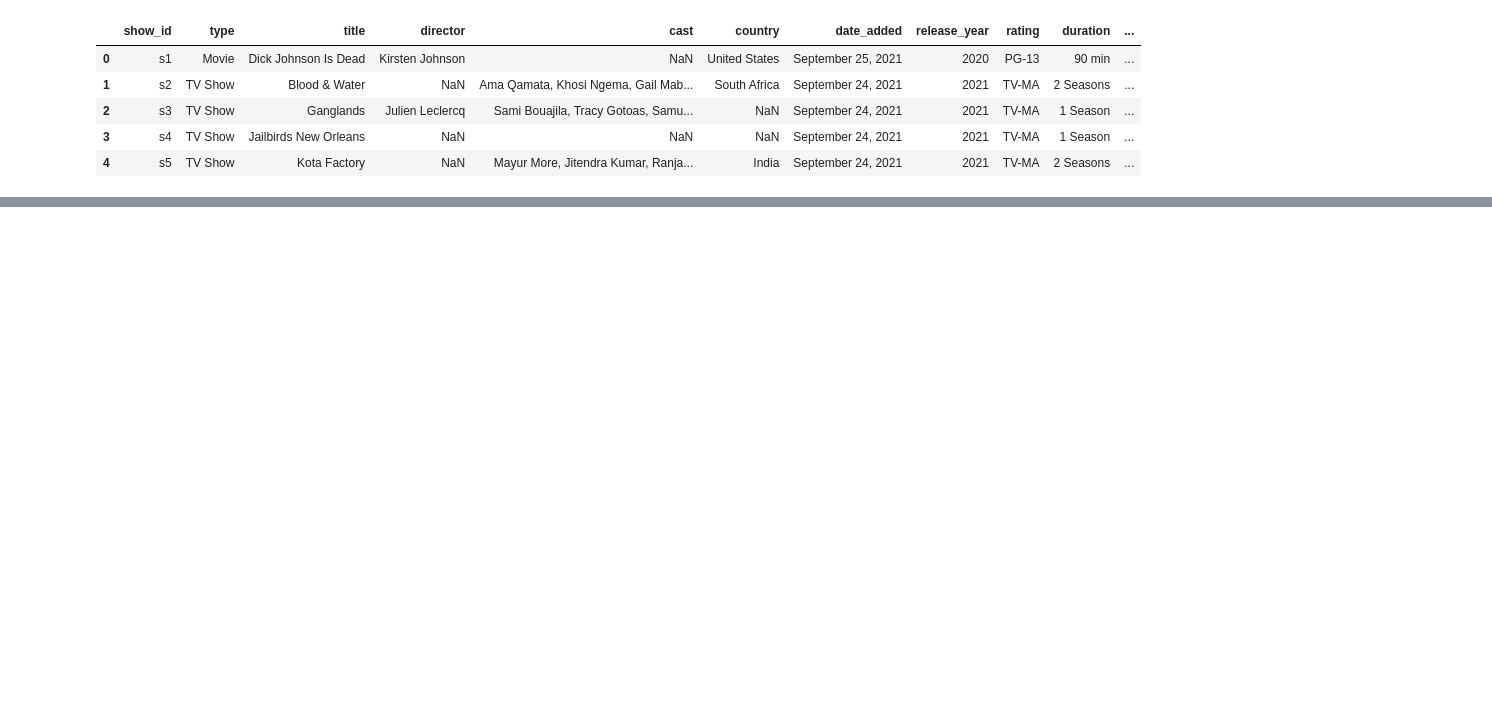
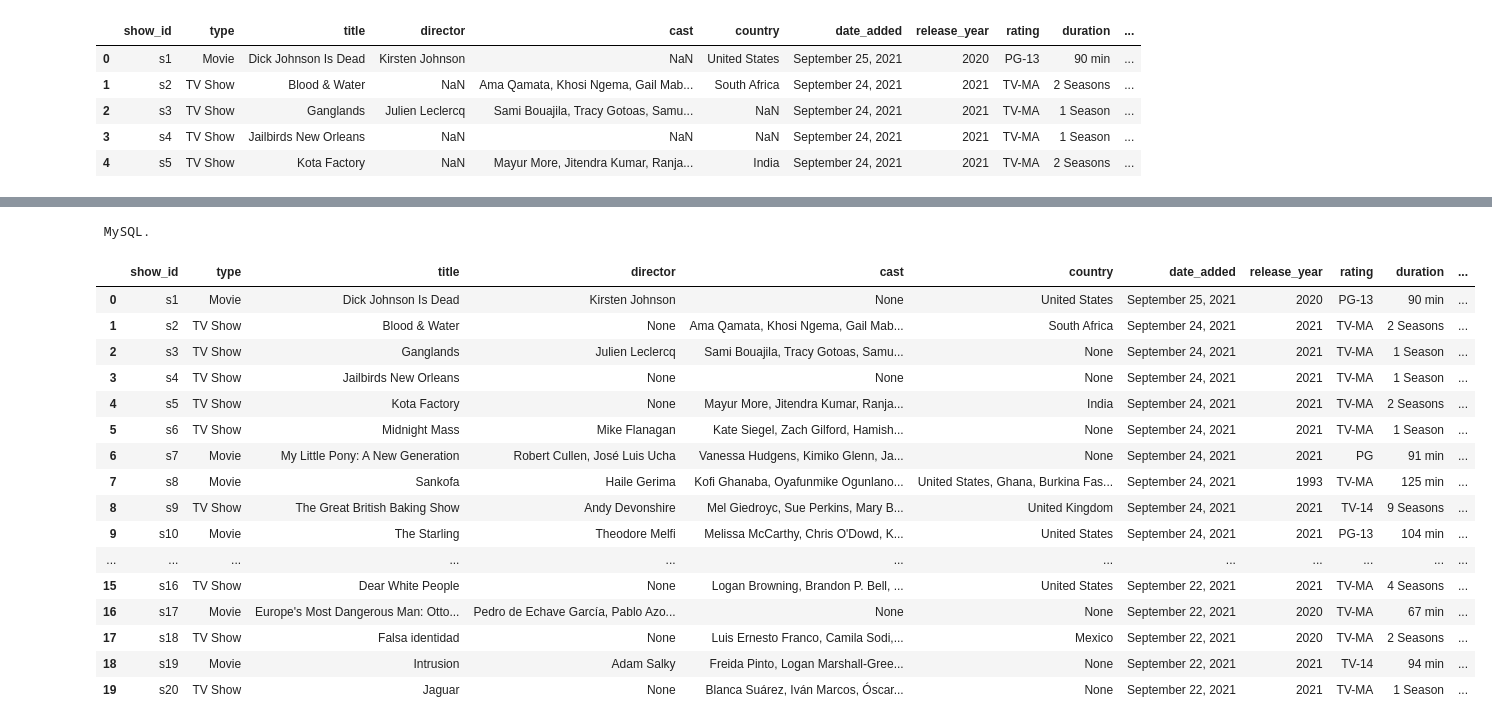
Before and after one commit to ViktoriaGluhovskya/netflix-content-strategy, a Jupyter notebook: netflix_analysis.ipynb, the cells around one changed output, grey strips where cells are left out. Drawn from its saved outputs; the diff is of its cells as text; code cells hidden in the pictures; blank space fills up the shorter version.

Commit message:
Final Project

```diff
--- a/netflix_analysis.ipynb
+++ b/netflix_analysis.ipynb
@@ -51,0 +572,40 @@ df.head()
+# %%
+import pandas as pd
+from sqlalchemy import create_engine
+
+csv_path = '/Users/viktoria170/Desktop/Ironhack/Final project/netflix-content-strategy/netflix_titles.csv'
+df = pd.read_csv(csv_path)
+
+username = "root"
+password = "Babolat575"
+host = "localhost"
+database = "netflix"
+
+engine = create_engine(f"mysql+mysqlconnector://{username}:{password}@{host}/{database}")
+
+df.to_sql(name="titles", con=engine, if_exists='replace', index=False)
+
+print(" MySQL.")
+# %% [output]
+ MySQL.
+# %%
+query = "SELECT * FROM titles LIMIT 20"
+pd.read_sql(query, con=engine)
+# %% [output]
+|  | show_id | type | title | director | cast | country | date_added | release_year | rating | duration | ... |
+| 0 | s1 | Movie | Dick Johnson Is Dead | Kirsten Johnson | None | United States | September 25, 2021 | 2020 | PG-13 | 90 min | ... |
+| 1 | s2 | TV Show | Blood & Water | None | Ama Qamata, Khosi Ngema, Gail Mab... | South Africa | September 24, 2021 | 2021 | TV-MA | 2 Seasons | ... |
+| 2 | s3 | TV Show | Ganglands | Julien Leclercq | Sami Bouajila, Tracy Gotoas, Samu... | None | September 24, 2021 | 2021 | TV-MA | 1 Season | ... |
+| 3 | s4 | TV Show | Jailbirds New Orleans | None | None | None | September 24, 2021 | 2021 | TV-MA | 1 Season | ... |
+| 4 | s5 | TV Show | Kota Factory | None | Mayur More, Jitendra Kumar, Ranja... | India | September 24, 2021 | 2021 | TV-MA | 2 Seasons | ... |
+| 5 | s6 | TV Show | Midnight Mass | Mike Flanagan | Kate Siegel, Zach Gilford, Hamish... | None | September 24, 2021 | 2021 | TV-MA | 1 Season | ... |
+| 6 | s7 | Movie | My Little Pony: A New Generation | Robert Cullen, José Luis Ucha | Vanessa Hudgens, Kimiko Glenn, Ja... | None | September 24, 2021 | 2021 | PG | 91 min | ... |
+| 7 | s8 | Movie | Sankofa | Haile Gerima | Kofi Ghanaba, Oyafunmike Ogunlano... | United States, Ghana, Burkina Fas... | September 24, 2021 | 1993 | TV-MA | 125 min | ... |
+| 8 | s9 | TV Show | The Great British Baking Show | Andy Devonshire | Mel Giedroyc, Sue Perkins, Mary B... | United Kingdom | September 24, 2021 | 2021 | TV-14 | 9 Seasons | ... |
+| 9 | s10 | Movie | The Starling | Theodore Melfi | Melissa McCarthy, Chris O'Dowd, K... | United States | September 24, 2021 | 2021 | PG-13 | 104 min | ... |
+| ... | ... | ... | ... | ... | ... | ... | ... | ... | ... | ... | ... |
+| 15 | s16 | TV Show | Dear White People | None | Logan Browning, Brandon P. Bell, ... | United States | September 22, 2021 | 2021 | TV-MA | 4 Seasons | ... |
+| 16 | s17 | Movie | Europe's Most Dangerous Man: Otto... | Pedro de Echave García, Pablo Azo... | None | None | September 22, 2021 | 2020 | TV-MA | 67 min | ... |
+| 17 | s18 | TV Show | Falsa identidad | None | Luis Ernesto Franco, Camila Sodi,... | Mexico | September 22, 2021 | 2020 | TV-MA | 2 Seasons | ... |
+| 18 | s19 | Movie | Intrusion | Adam Salky | Freida Pinto, Logan Marshall-Gree... | None | September 22, 2021 | 2021 | TV-14 | 94 min | ... |
+| 19 | s20 | TV Show | Jaguar | None | Blanca Suárez, Iván Marcos, Óscar... | None | September 22, 2021 | 2021 | TV-MA | 1 Season | ... |
```
Also changed, not shown: parts of 34 cells of this notebook, 40 other files.
